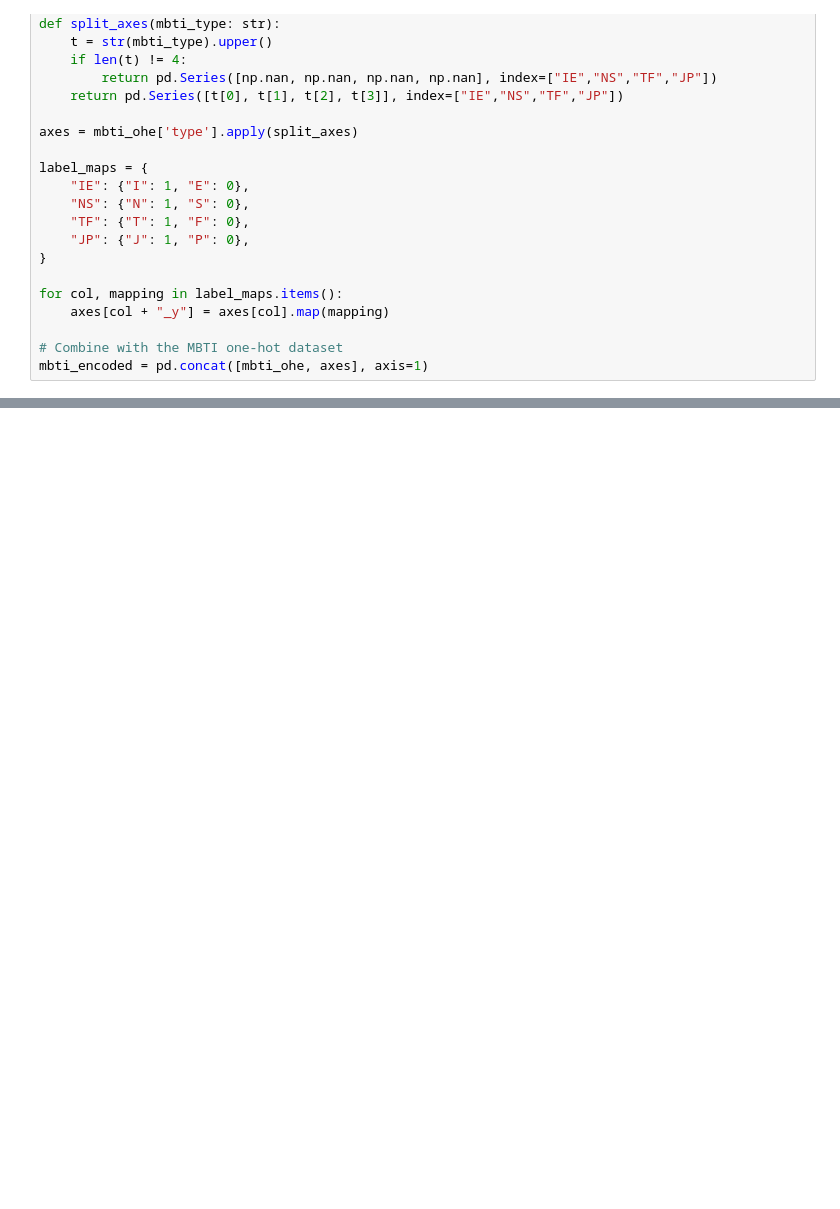
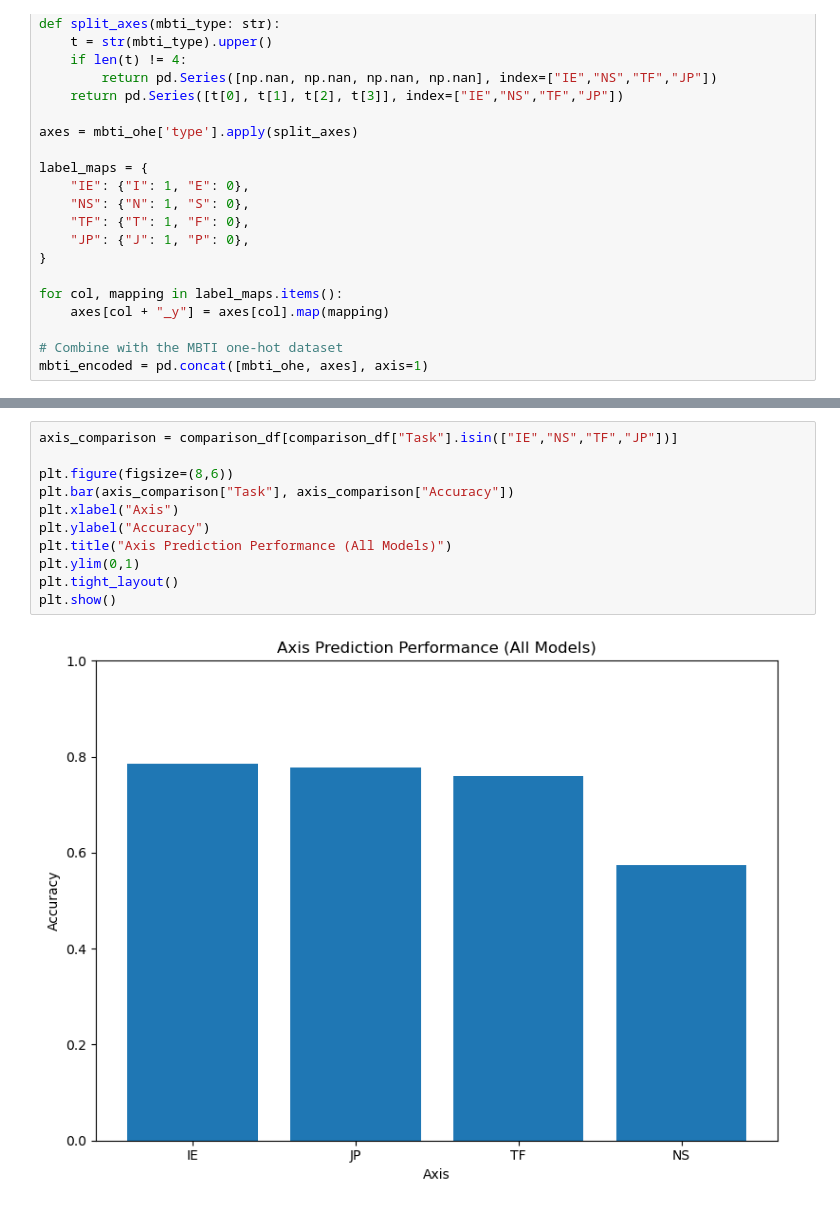
Before and after one commit to Break-Through-Tech-AI-Studio/AI-Project-CariCon-2A, a Jupyter notebook: attempt-2.ipynb, the cells around one changed output, grey strips where cells are left out. Cells and saved outputs as stored; diff of their text form; blank space fills up the shorter version.

```diff
--- a/attempt-2.ipynb
+++ b/attempt-2.ipynb
@@ -374,0 +720,13 @@ Test accuracy: 0.34868232186943793
+# %%
+axis_comparison = comparison_df[comparison_df["Task"].isin(["IE","NS","TF","JP"])]
+
+plt.figure(figsize=(8,6))
+plt.bar(axis_comparison["Task"], axis_comparison["Accuracy"])
+plt.xlabel("Axis")
+plt.ylabel("Accuracy")
+plt.title("Axis Prediction Performance (All Models)")
+plt.ylim(0,1)
+plt.tight_layout()
+plt.show()
+# %% [output]
+[figure, added]
```
Also changed, not shown: parts of 8 cells of this notebook, 5 other files.
